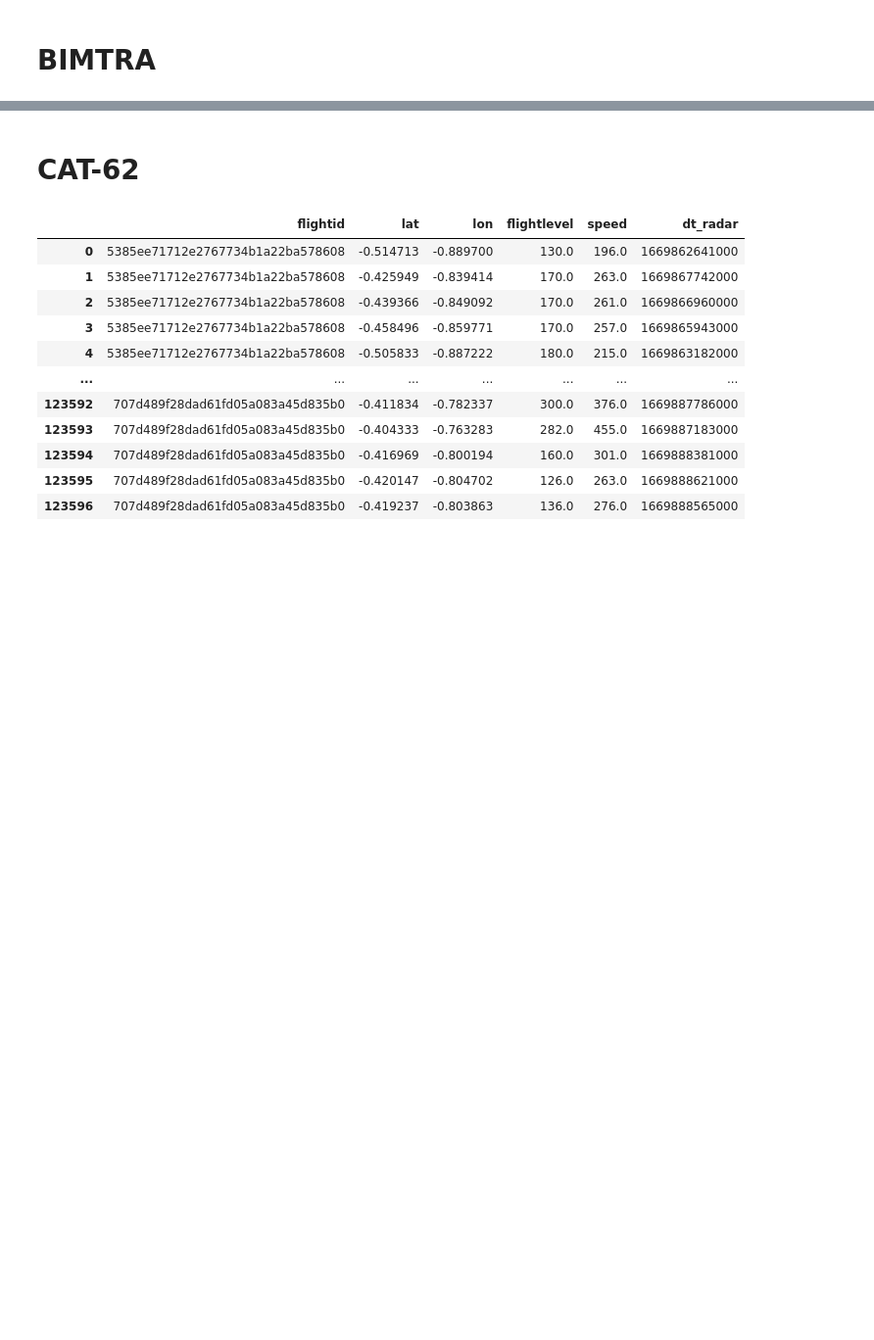
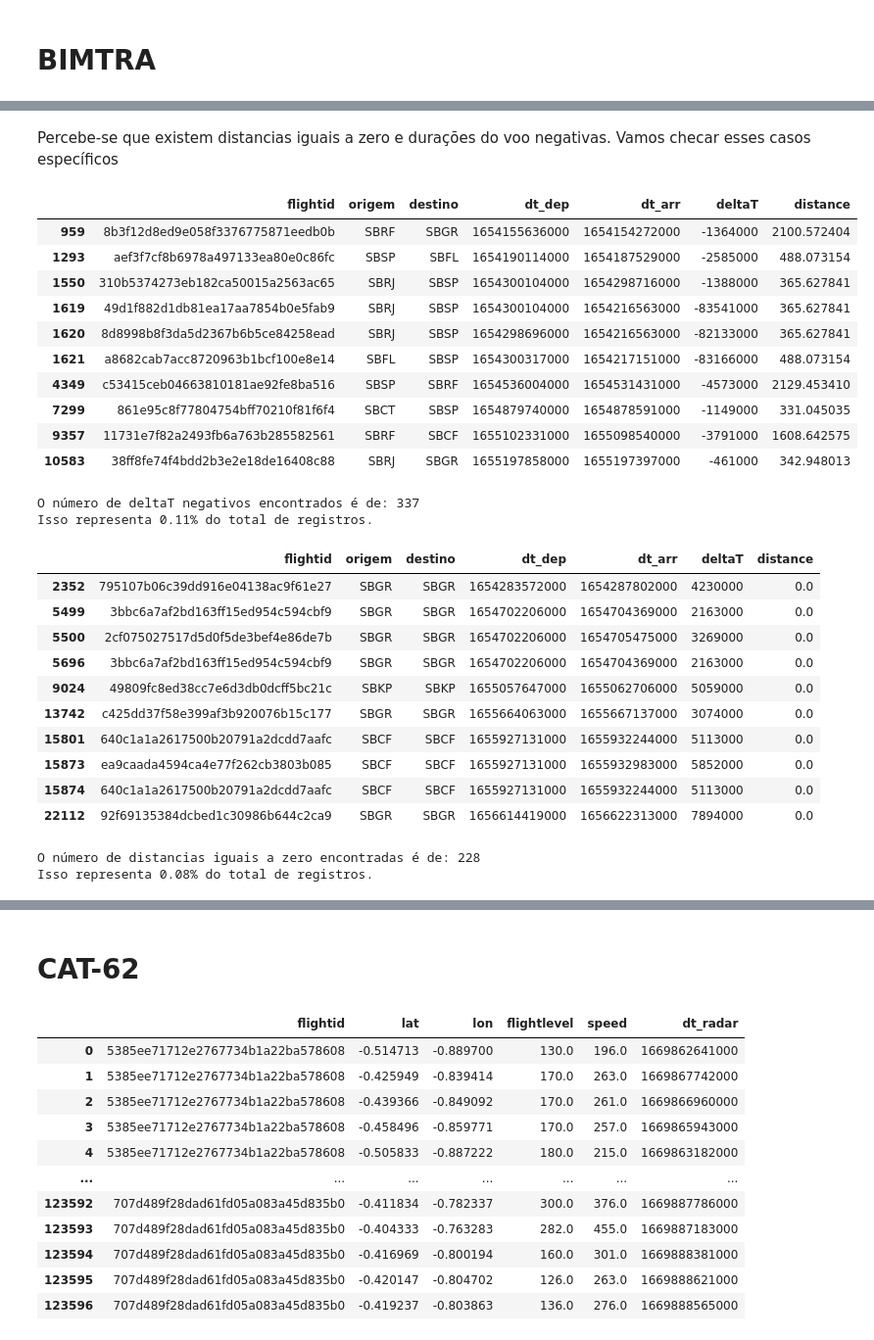
Before and after one commit to LucasRamosP/ITA_LATAM_Challenge, a Jupyter notebook: notebook.ipynb, the cells around one changed output, grey strips where cells are left out. Shown at 98% size. Drawn from its saved outputs; the diff is of its cells as text; code cells hidden in the pictures; blank space fills up the shorter version.

```diff
--- a/notebook.ipynb
+++ b/notebook.ipynb
@@ -66,0 +92,46 @@ df_bimtra = df_bimtra[(df_bimtra['deltaT']>=0)&(df_bimtra['deltaT']<3e7)]
+# %% [markdown]
+Percebe-se que existem distancias iguais a zero e durações do voo negativas. Vamos checar esses casos específicos
+# %%
+display(df_bimtra[(df_bimtra['deltaT']<0)].head(10))
+
+num_deltaT_negativos = len(df_bimtra[df_bimtra['deltaT'] < 0])
+total_registros = len(df_bimtra)
+porcentagem_deltaT_negativos = num_deltaT_negativos / total_registros
+
+print(f'O número de deltaT negativos encontrados é de: {num_deltaT_negativos}')
+print(f'Isso representa {porcentagem_deltaT_negativos:.2%} do total de registros.')
+
+display(df_bimtra[(df_bimtra['distance']==0)].head(10))
+
+num_distance_zero = len(df_bimtra[df_bimtra['distance']==0])
+porcentagem_distance_zero = num_distance_zero / total_registros
+
+print(f'O número de distancias iguais a zero encontradas é de: {num_distance_zero}')
+print(f'Isso representa {porcentagem_distance_zero:.2%} do total de registros.')
+# %% [output]
+|  | flightid | origem | destino | dt_dep | dt_arr | deltaT | distance |
+| 959 | 8b3f12d8ed9e058f3376775871eedb0b | SBRF | SBGR | 1654155636000 | 1654154272000 | -1364000 | 2100.572404 |
+| 1293 | aef3f7cf8b6978a497133ea80e0c86fc | SBSP | SBFL | 1654190114000 | 1654187529000 | -2585000 | 488.073154 |
+| 1550 | 310b5374273eb182ca50015a2563ac65 | SBRJ | SBSP | 1654300104000 | 1654298716000 | -1388000 | 365.627841 |
+| 1619 | 49d1f882d1db81ea17aa7854b0e5fab9 | SBRJ | SBSP | 1654300104000 | 1654216563000 | -83541000 | 365.627841 |
+| 1620 | 8d8998b8f3da5d2367b6b5ce84258ead | SBRJ | SBSP | 1654298696000 | 1654216563000 | -82133000 | 365.627841 |
+| 1621 | a8682cab7acc8720963b1bcf100e8e14 | SBFL | SBSP | 1654300317000 | 1654217151000 | -83166000 | 488.073154 |
+| 4349 | c53415ceb04663810181ae92fe8ba516 | SBSP | SBRF | 1654536004000 | 1654531431000 | -4573000 | 2129.453410 |
+| 7299 | 861e95c8f77804754bff70210f81f6f4 | SBCT | SBSP | 1654879740000 | 1654878591000 | -1149000 | 331.045035 |
+| 9357 | 11731e7f82a2493fb6a763b285582561 | SBRF | SBCF | 1655102331000 | 1655098540000 | -3791000 | 1608.642575 |
+| 10583 | 38ff8fe74f4bdd2b3e2e18de16408c88 | SBRJ | SBGR | 1655197858000 | 1655197397000 | -461000 | 342.948013 |
+O número de deltaT negativos encontrados é de: 337
+Isso representa 0.11% do total de registros.
+|  | flightid | origem | destino | dt_dep | dt_arr | deltaT | distance |
+| 2352 | 795107b06c39dd916e04138ac9f61e27 | SBGR | SBGR | 1654283572000 | 1654287802000 | 4230000 | 0.0 |
+| 5499 | 3bbc6a7af2bd163ff15ed954c594cbf9 | SBGR | SBGR | 1654702206000 | 1654704369000 | 2163000 | 0.0 |
+| 5500 | 2cf075027517d5d0f5de3bef4e86de7b | SBGR | SBGR | 1654702206000 | 1654705475000 | 3269000 | 0.0 |
+| 5696 | 3bbc6a7af2bd163ff15ed954c594cbf9 | SBGR | SBGR | 1654702206000 | 1654704369000 | 2163000 | 0.0 |
+| 9024 | 49809fc8ed38cc7e6d3db0dcff5bc21c | SBKP | SBKP | 1655057647000 | 1655062706000 | 5059000 | 0.0 |
+| 13742 | c425dd37f58e399af3b920076b15c177 | SBGR | SBGR | 1655664063000 | 1655667137000 | 3074000 | 0.0 |
+| 15801 | 640c1a1a2617500b20791a2dcdd7aafc | SBCF | SBCF | 1655927131000 | 1655932244000 | 5113000 | 0.0 |
+| 15873 | ea9caada4594ca4e77f262cb3803b085 | SBCF | SBCF | 1655927131000 | 1655932983000 | 5852000 | 0.0 |
+| 15874 | 640c1a1a2617500b20791a2dcdd7aafc | SBCF | SBCF | 1655927131000 | 1655932244000 | 5113000 | 0.0 |
+| 22112 | 92f69135384dcbed1c30986b644c2ca9 | SBGR | SBGR | 1656614419000 | 1656622313000 | 7894000 | 0.0 |
+O número de distancias iguais a zero encontradas é de: 228
+Isso representa 0.08% do total de registros.
```
Also changed, not shown: parts of 12 cells of this notebook, 2 other files.
